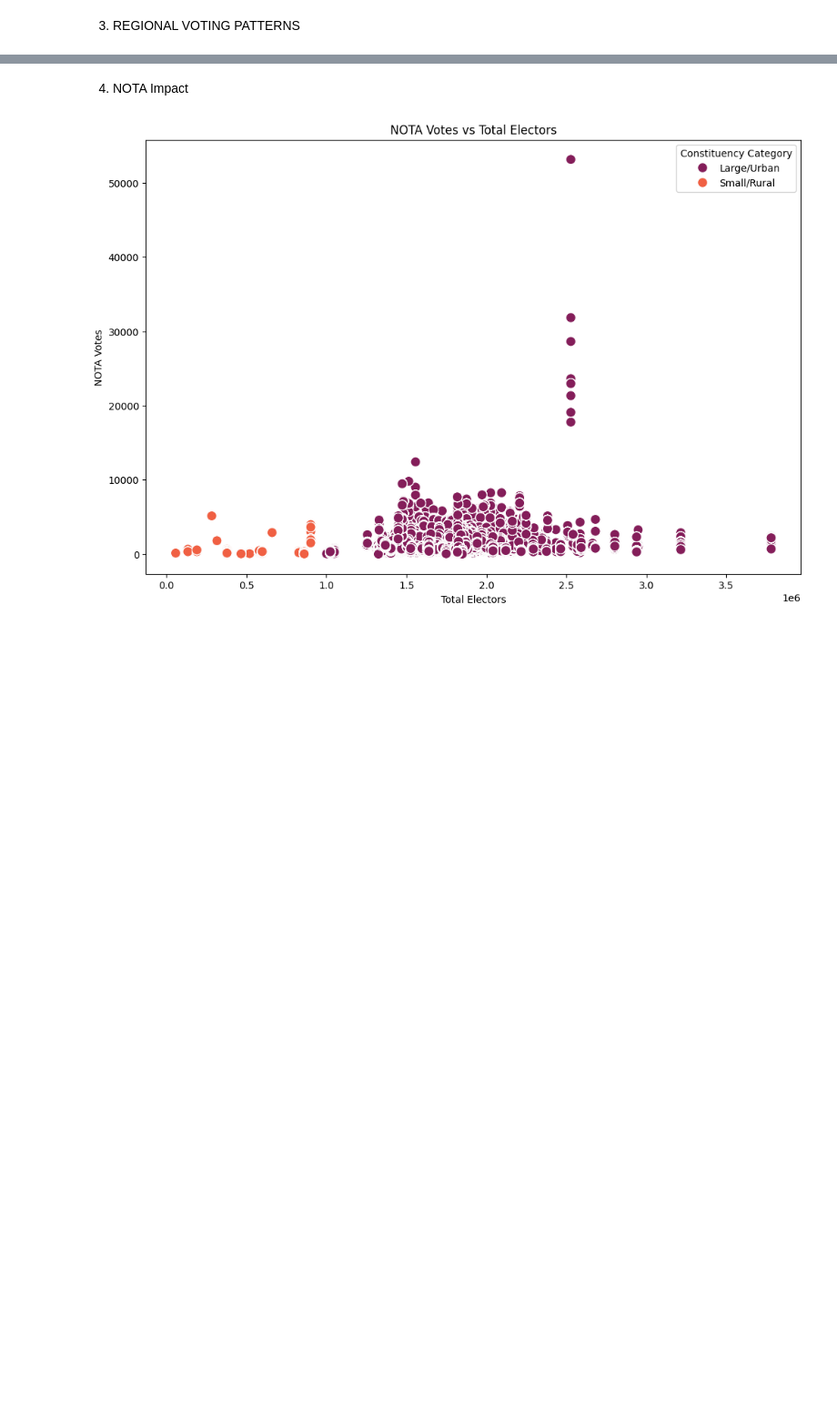
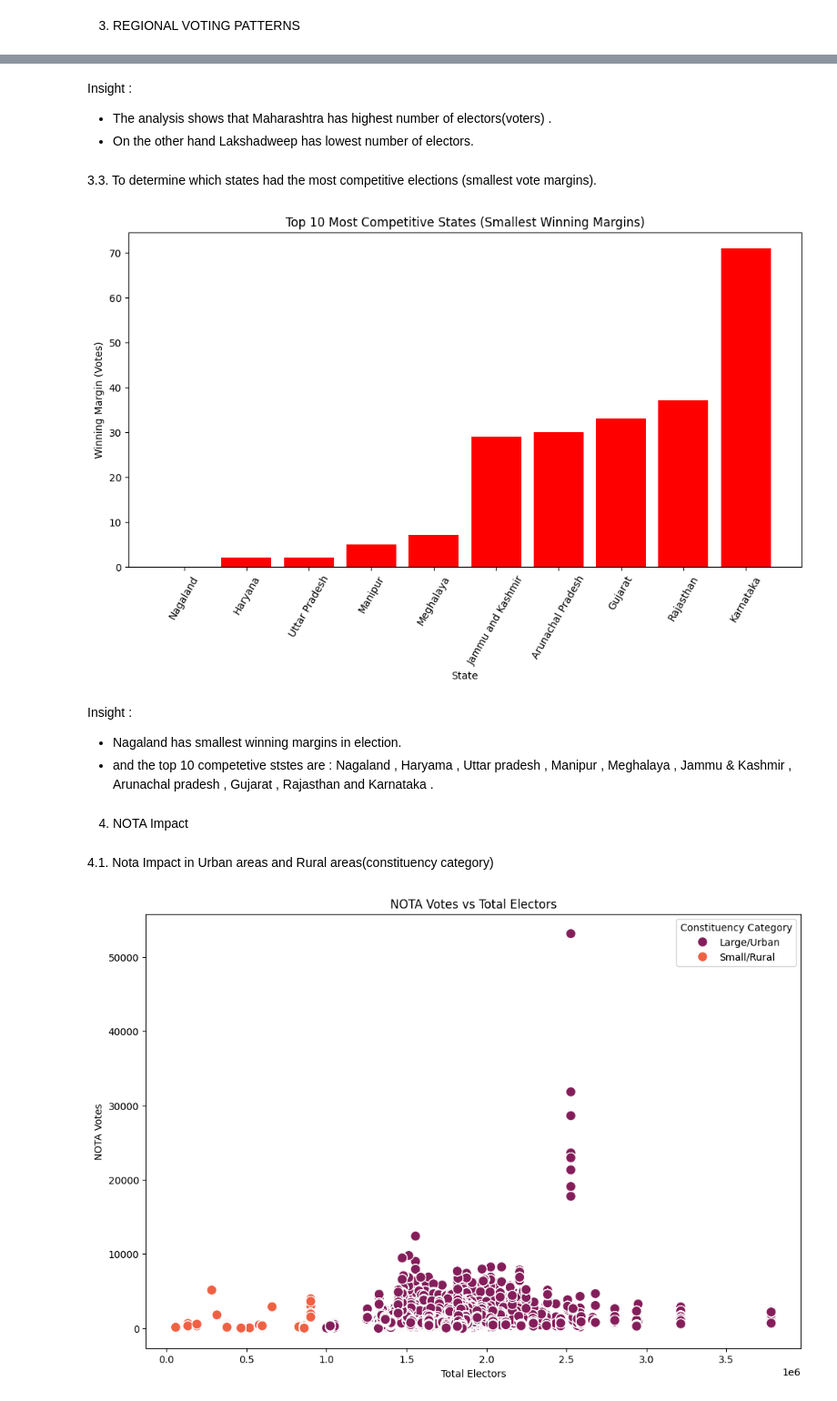
Before and after one commit to Anamikaghosh18/PythonDataAnalysis, a Jupyter notebook: EDA.ipynb, the cells around one changed output, grey strips where cells are left out. Shown at 91% size. Saved outputs shown, nothing was run; the diff lists cells and outputs as text; code cells hidden in the pictures; blank space fills up the shorter version.

```diff
--- a/EDA.ipynb
+++ b/EDA.ipynb
@@ -191,5 +212,36 @@ Passing `palette` without assigning `hue` is deprecated and will be removed in v
+# %% [markdown]
+Insight :
+- The analysis shows that Maharashtra has highest number of electors(voters) .
+- On the other hand Lakshadweep has lowest number of electors.
+# %% [markdown]
+3.3.  To determine which states had the most competitive elections (smallest vote margins).
+# %%
+# winning margin for each constituency
+df["Winning Margin"] = df.groupby(["State/Ut Name", "Pc No", "AC No"])["Votes Secured Evm"].transform(lambda x: x.max() - x.nlargest(2).iloc[-1])
+
+# smallest vote margins for each state
+competitive_states = df.groupby("State/Ut Name")["Winning Margin"].min().reset_index()
+
+competitive_states = competitive_states.sort_values(by="Winning Margin")
+
+plt.figure(figsize=(12, 6))
+plt.bar(competitive_states["State/Ut Name"][:10], competitive_states["Winning Margin"][:10], color='red')
+plt.xticks(rotation=60)
+plt.ylabel("Winning Margin (Votes)")
+plt.xlabel("State")
+plt.title("Top 10 Most Competitive States (Smallest Winning Margins)")
+
+plt.show()
+# %% [output]
+[figure, added]
+# %% [markdown]
+Insight :
+- Nagaland has smallest winning margins in election.
+- and the top 10 competetive ststes are : Nagaland , Haryama , Uttar pradesh , Manipur , Meghalaya , Jammu & Kashmir , Arunachal pradesh , Gujarat , Rajasthan and Karnataka .
 # %% [markdown]
 4. NOTA Impact
+# %% [markdown]
+4.1. Nota Impact in Urban areas and Rural areas(constituency category)
 # %%
 # NOTA votes vs Total Electors
 
```
Also changed, not shown: parts of 34 cells of this notebook.
